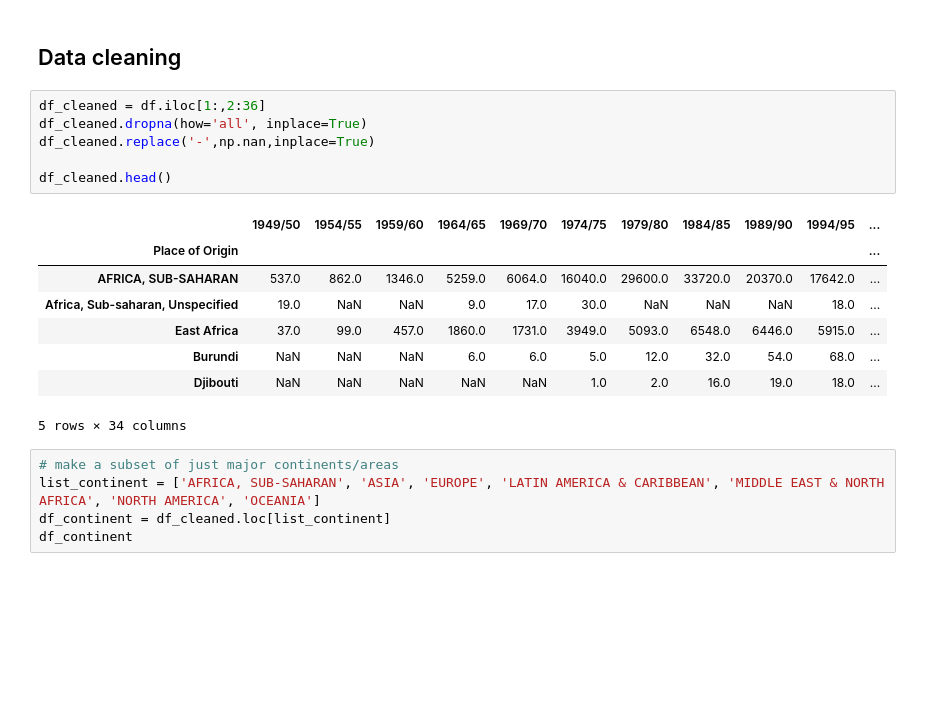
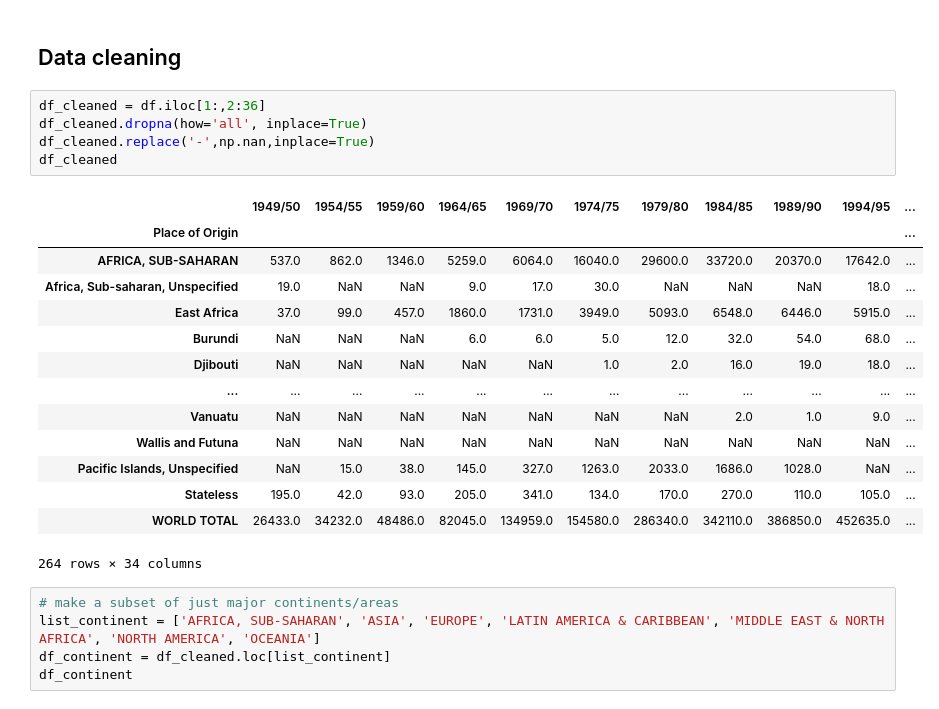
Before and after one commit to WanhengL/WanhengL.github.io, a Jupyter notebook: python_notebooks/International Students in the US analysis.ipynb, the cells around one changed output. Saved outputs shown, nothing was run; the diff lists cells and outputs as text; blank space fills up the shorter version.

```diff
--- a/python_notebooks/International Students in the US analysis.ipynb
+++ b/python_notebooks/International Students in the US analysis.ipynb
@@ -24,18 +24,23 @@ df = pd.DataFrame(df)
 # %%
 df_cleaned = df.iloc[1:,2:36]
 df_cleaned.dropna(how='all', inplace=True)
 df_cleaned.replace('-',np.nan,inplace=True)
-
-df_cleaned.head()
+df_cleaned
 # %% [output]
 |  | 1949/50 | 1954/55 | 1959/60 | 1964/65 | 1969/70 | 1974/75 | 1979/80 | 1984/85 | 1989/90 | 1994/95 | ... |
 | Place of Origin |  |  |  |  |  |  |  |  |  |  | ... |
 | AFRICA, SUB-SAHARAN | 537.0 | 862.0 | 1346.0 | 5259.0 | 6064.0 | 16040.0 | 29600.0 | 33720.0 | 20370.0 | 17642.0 | ... |
 | Africa, Sub-saharan, Unspecified | 19.0 | NaN | NaN | 9.0 | 17.0 | 30.0 | NaN | NaN | NaN | 18.0 | ... |
 | East Africa | 37.0 | 99.0 | 457.0 | 1860.0 | 1731.0 | 3949.0 | 5093.0 | 6548.0 | 6446.0 | 5915.0 | ... |
 | Burundi | NaN | NaN | NaN | 6.0 | 6.0 | 5.0 | 12.0 | 32.0 | 54.0 | 68.0 | ... |
 | Djibouti | NaN | NaN | NaN | NaN | NaN | 1.0 | 2.0 | 16.0 | 19.0 | 18.0 | ... |
+| ... | ... | ... | ... | ... | ... | ... | ... | ... | ... | ... | ... |
+| Vanuatu | NaN | NaN | NaN | NaN | NaN | NaN | NaN | 2.0 | 1.0 | 9.0 | ... |
+| Wallis and Futuna | NaN | NaN | NaN | NaN | NaN | NaN | NaN | NaN | NaN | NaN | ... |
+| Pacific Islands, Unspecified | NaN | 15.0 | 38.0 | 145.0 | 327.0 | 1263.0 | 2033.0 | 1686.0 | 1028.0 | NaN | ... |
+| Stateless | 195.0 | 42.0 | 93.0 | 205.0 | 341.0 | 134.0 | 170.0 | 270.0 | 110.0 | 105.0 | ... |
+| WORLD TOTAL | 26433.0 | 34232.0 | 48486.0 | 82045.0 | 134959.0 | 154580.0 | 286340.0 | 342110.0 | 386850.0 | 452635.0 | ... |
-5 rows × 34 columns
+264 rows × 34 columns
 # %%
 # make a subset of just major continents/areas
 list_continent = ['AFRICA, SUB-SAHARAN', 'ASIA', 'EUROPE', 'LATIN AMERICA & CARIBBEAN', 'MIDDLE EAST & NORTH AFRICA', 'NORTH AMERICA', 'OCEANIA']
```
Also changed, not shown: parts of 5 cells of this notebook, 11 other files.
